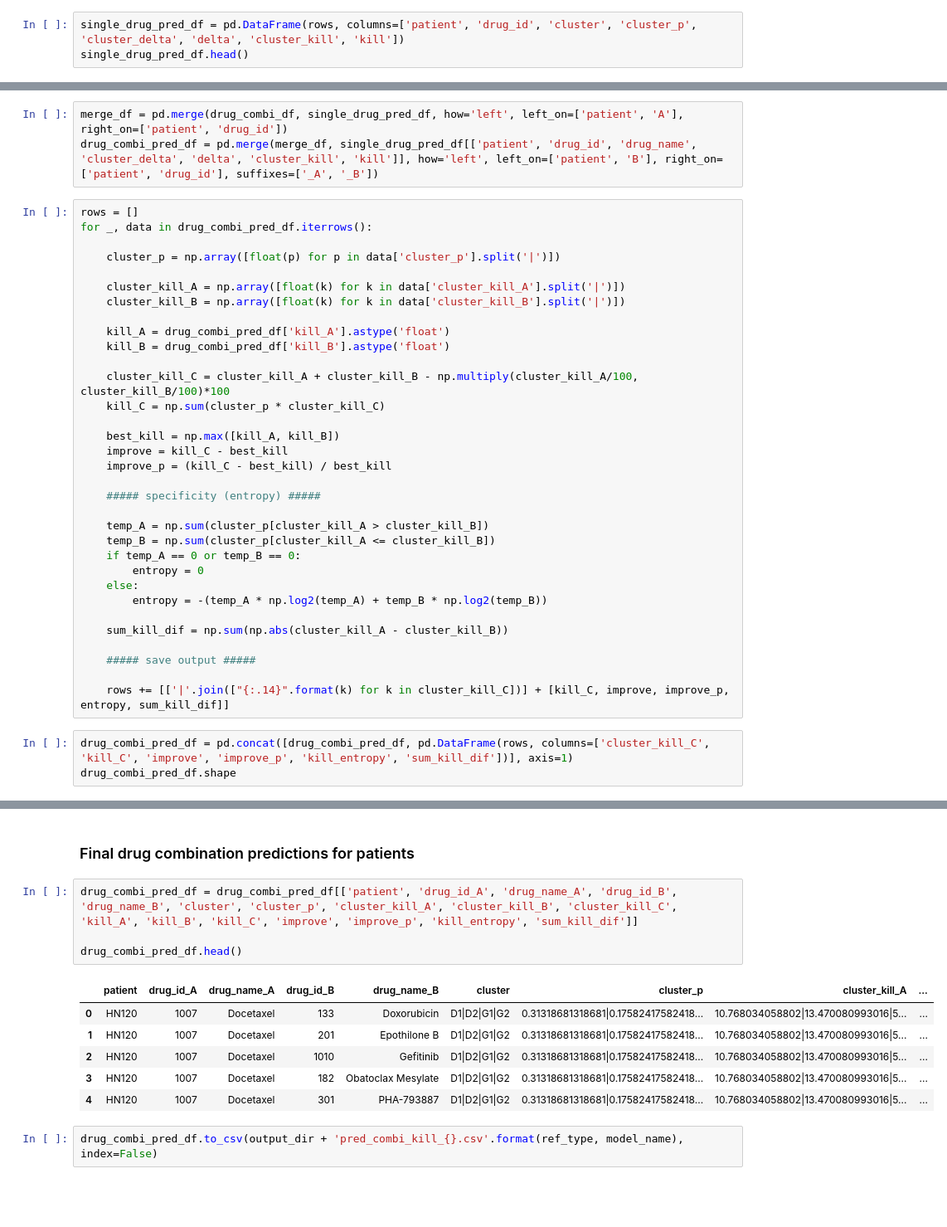
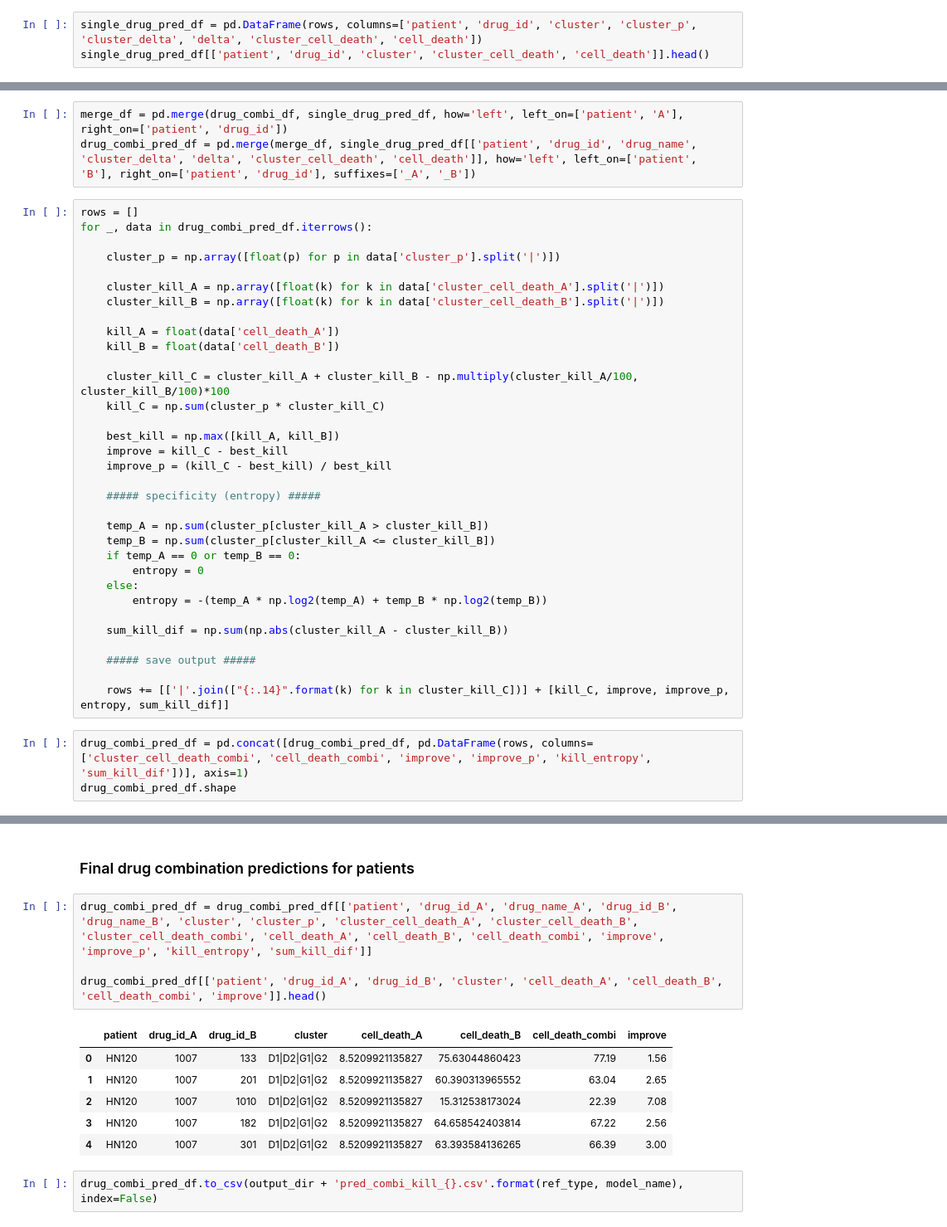
Before and after one commit to CSB5/CaDRReS-Sc, a Jupyter notebook: notebooks/predicting_combinatorial_drugs_scrna-seq.ipynb, the cells around one changed output, grey strips where cells are left out. Shown at 83% size. Drawn from its saved outputs; the diff is of its cells as text; blank space fills up the shorter version.

```diff
--- a/notebooks/predicting_monotherapy_combinatorial_drugs_scrna-seq.ipynb
+++ b/notebooks/predicting_combinatorial_drugs_scrna-seq.ipynb
@@ -216,6 +217,6 @@ HN159 ['I1' 'I2' 'K1'] [0.31736527 0.18562874 0.48502994]
 HN160 ['B1' 'B2' 'L'] [0.42222222 0.41481481 0.16296296]
 HN182 ['J1' 'J2' 'L'] [0.71910112 0.20224719 0.07865169]
 # %%
-single_drug_pred_df = pd.DataFrame(rows, columns=['patient', 'drug_id', 'cluster', 'cluster_p', 'cluster_delta', 'delta', 'cluster_kill', 'kill'])
-single_drug_pred_df.head()
+single_drug_pred_df = pd.DataFrame(rows, columns=['patient', 'drug_id', 'cluster', 'cluster_p', 'cluster_delta', 'delta', 'cluster_cell_death', 'cell_death'])
+single_drug_pred_df[['patient', 'drug_id', 'cluster', 'cluster_cell_death', 'cell_death']].head()
 # %% [output]
@@ -282,18 +283,18 @@ drug_combi_df.head()
 | 4 | HN120 | 1007 | 301 |
 # %%
 merge_df = pd.merge(drug_combi_df, single_drug_pred_df, how='left', left_on=['patient', 'A'], right_on=['patient', 'drug_id'])
-drug_combi_pred_df = pd.merge(merge_df, single_drug_pred_df[['patient', 'drug_id', 'drug_name', 'cluster_delta', 'delta', 'cluster_kill', 'kill']], how='left', left_on=['patient', 'B'], right_on=['patient', 'drug_id'], suffixes=['_A', '_B'])
+drug_combi_pred_df = pd.merge(merge_df, single_drug_pred_df[['patient', 'drug_id', 'drug_name', 'cluster_delta', 'delta', 'cluster_cell_death', 'cell_death']], how='left', left_on=['patient', 'B'], right_on=['patient', 'drug_id'], suffixes=['_A', '_B'])
 # %%
 rows = []
 for _, data in drug_combi_pred_df.iterrows():
 
     cluster_p = np.array([float(p) for p in data['cluster_p'].split('|')])
 
-    cluster_kill_A = np.array([float(k) for k in data['cluster_kill_A'].split('|')])
-    cluster_kill_B = np.array([float(k) for k in data['cluster_kill_B'].split('|')])
+    cluster_kill_A = np.array([float(k) for k in data['cluster_cell_death_A'].split('|')])
+    cluster_kill_B = np.array([float(k) for k in data['cluster_cell_death_B'].split('|')])
 
-    kill_A = drug_combi_pred_df['kill_A'].astype('float')
-    kill_B = drug_combi_pred_df['kill_B'].astype('float')
+    kill_A = float(data['cell_death_A'])
+    kill_B = float(data['cell_death_B'])
 
     cluster_kill_C = cluster_kill_A + cluster_kill_B - np.multiply(cluster_kill_A/100, cluster_kill_B/100)*100
     kill_C = np.sum(cluster_p * cluster_kill_C)
@@ -317,23 +318,23 @@ for _, data in drug_combi_pred_df.iterrows():
 
     rows += [['|'.join(["{:.14}".format(k) for k in cluster_kill_C])] + [kill_C, improve, improve_p, entropy, sum_kill_dif]]
 # %%
-drug_combi_pred_df = pd.concat([drug_combi_pred_df, pd.DataFrame(rows, columns=['cluster_kill_C', 'kill_C', 'improve', 'improve_p', 'kill_entropy', 'sum_kill_dif'])], axis=1)
+drug_combi_pred_df = pd.concat([drug_combi_pred_df, pd.DataFrame(rows, columns=['cluster_cell_death_combi', 'cell_death_combi', 'improve', 'improve_p', 'kill_entropy', 'sum_kill_dif'])], axis=1)
 drug_combi_pred_df.shape
 # %% [output]
 (168, 23)
 # %% [markdown]
 ### Final drug combination predictions for patients
 # %%
-drug_combi_pred_df = drug_combi_pred_df[['patient', 'drug_id_A', 'drug_name_A', 'drug_id_B', 'drug_name_B', 'cluster', 'cluster_p', 'cluster_kill_A', 'cluster_kill_B', 'cluster_kill_C', 'kill_A', 'kill_B', 'kill_C', 'improve', 'improve_p', 'kill_entropy', 'sum_kill_dif']]
+drug_combi_pred_df = drug_combi_pred_df[['patient', 'drug_id_A', 'drug_name_A', 'drug_id_B', 'drug_name_B', 'cluster', 'cluster_p', 'cluster_cell_death_A', 'cluster_cell_death_B', 'cluster_cell_death_combi', 'cell_death_A', 'cell_death_B', 'cell_death_combi', 'improve', 'improve_p', 'kill_entropy', 'sum_kill_dif']]
 
-drug_combi_pred_df.head()
+drug_combi_pred_df[['patient', 'drug_id_A', 'drug_id_B', 'cluster', 'cell_death_A', 'cell_death_B', 'cell_death_combi', 'improve']].head()
 # %% [output]
-|  | patient | drug_id_A | drug_name_A | drug_id_B | drug_name_B | cluster | cluster_p | cluster_kill_A | ... |
-| 0 | HN120 | 1007 | Docetaxel | 133 | Doxorubicin | D1|D2|G1|G2 | 0.31318681318681|0.17582417582418... | 10.768034058802|13.470080993016|5... | ... |
-| 1 | HN120 | 1007 | Docetaxel | 201 | Epothilone B | D1|D2|G1|G2 | 0.31318681318681|0.17582417582418... | 10.768034058802|13.470080993016|5... | ... |
-| 2 | HN120 | 1007 | Docetaxel | 1010 | Gefitinib | D1|D2|G1|G2 | 0.31318681318681|0.17582417582418... | 10.768034058802|13.470080993016|5... | ... |
-| 3 | HN120 | 1007 | Docetaxel | 182 | Obatoclax Mesylate | D1|D2|G1|G2 | 0.31318681318681|0.17582417582418... | 10.768034058802|13.470080993016|5... | ... |
-| 4 | HN120 | 1007 | Docetaxel | 301 | PHA-793887 | D1|D2|G1|G2 | 0.31318681318681|0.17582417582418... | 10.768034058802|13.470080993016|5... | ... |
+|  | patient | drug_id_A | drug_id_B | cluster | cell_death_A | cell_death_B | cell_death_combi | improve |
+| 0 | HN120 | 1007 | 133 | D1|D2|G1|G2 | 8.5209921135827 | 75.63044860423 | 77.19 | 1.56 |
+| 1 | HN120 | 1007 | 201 | D1|D2|G1|G2 | 8.5209921135827 | 60.390313965552 | 63.04 | 2.65 |
+| 2 | HN120 | 1007 | 1010 | D1|D2|G1|G2 | 8.5209921135827 | 15.312538173024 | 22.39 | 7.08 |
+| 3 | HN120 | 1007 | 182 | D1|D2|G1|G2 | 8.5209921135827 | 64.658542403814 | 67.22 | 2.56 |
+| 4 | HN120 | 1007 | 301 | D1|D2|G1|G2 | 8.5209921135827 | 63.393584136265 | 66.39 | 3.00 |
 # %%
 drug_combi_pred_df.to_csv(output_dir + 'pred_combi_kill_{}.csv'.format(ref_type, model_name), index=False)
 # %% [markdown]
```
Also changed, not shown: parts of 10 cells of this notebook, 3 other files.
